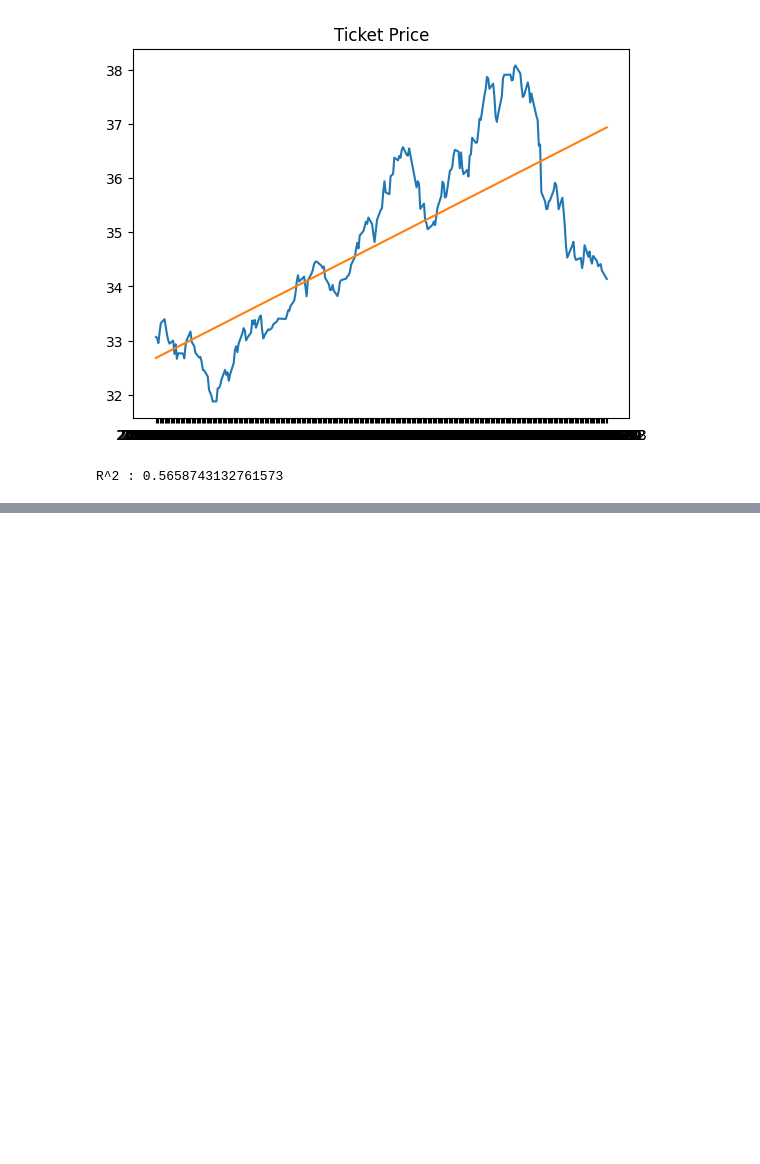
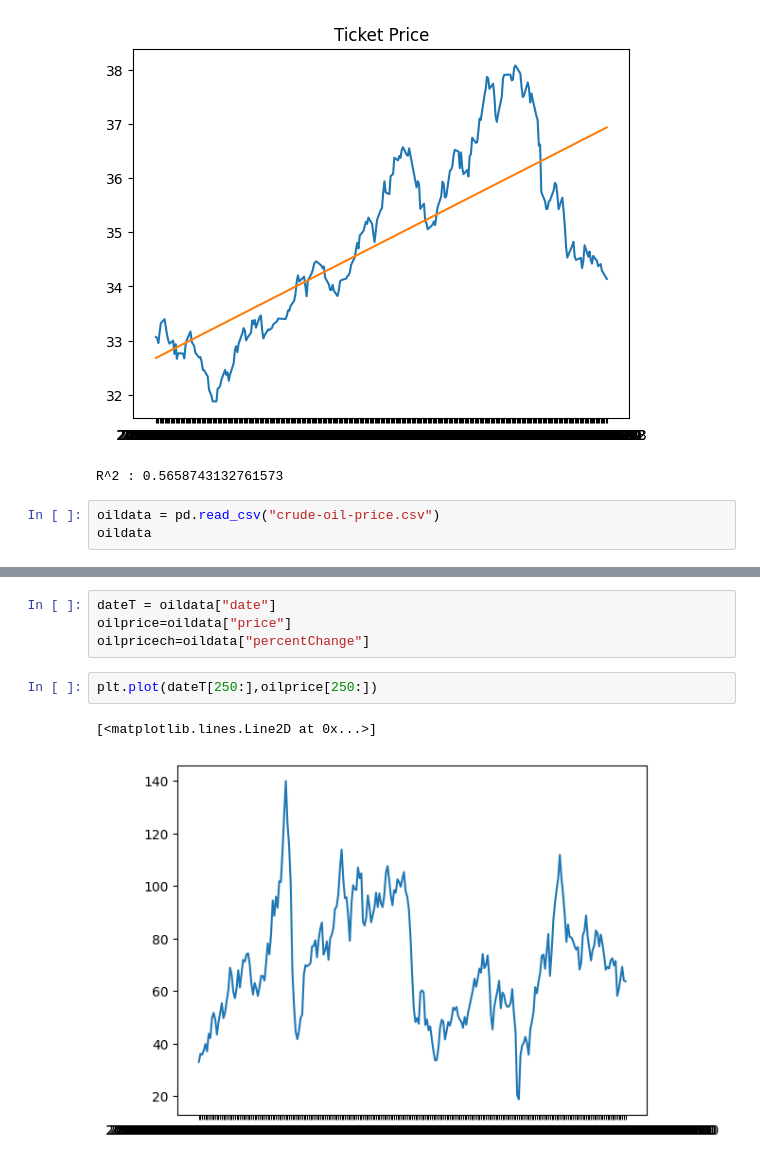
Before and after one commit to poomrape/DataWarehouse, a Jupyter notebook: MidtermProject.ipynb, the cells around one changed output, grey strips where cells are left out. Drawn from its saved outputs; the diff is of its cells as text; blank space fills up the shorter version.

```diff
--- a/MidtermProject.ipynb
+++ b/MidtermProject.ipynb
@@ -77,3 +78,6 @@ R^2 : 0.16987203190917405
 R^2 : 0.8874659926871848
 [figure]
 R^2 : 0.5658743132761573
+# %%
+oildata = pd.read_csv("crude-oil-price.csv")
+oildata
@@ -79,0 +124,9 @@ R^2 : 0.5658743132761573
+# %%
+dateT = oildata["date"]
+oilprice=oildata["price"]
+oilpricech=oildata["percentChange"]
+# %%
+plt.plot(dateT[250:],oilprice[250:])
+# %% [output]
+[<matplotlib.lines.Line2D at 0x...>]
+[figure, added]
```
Also changed, not shown: parts of 8 cells of this notebook, 1 other file.
